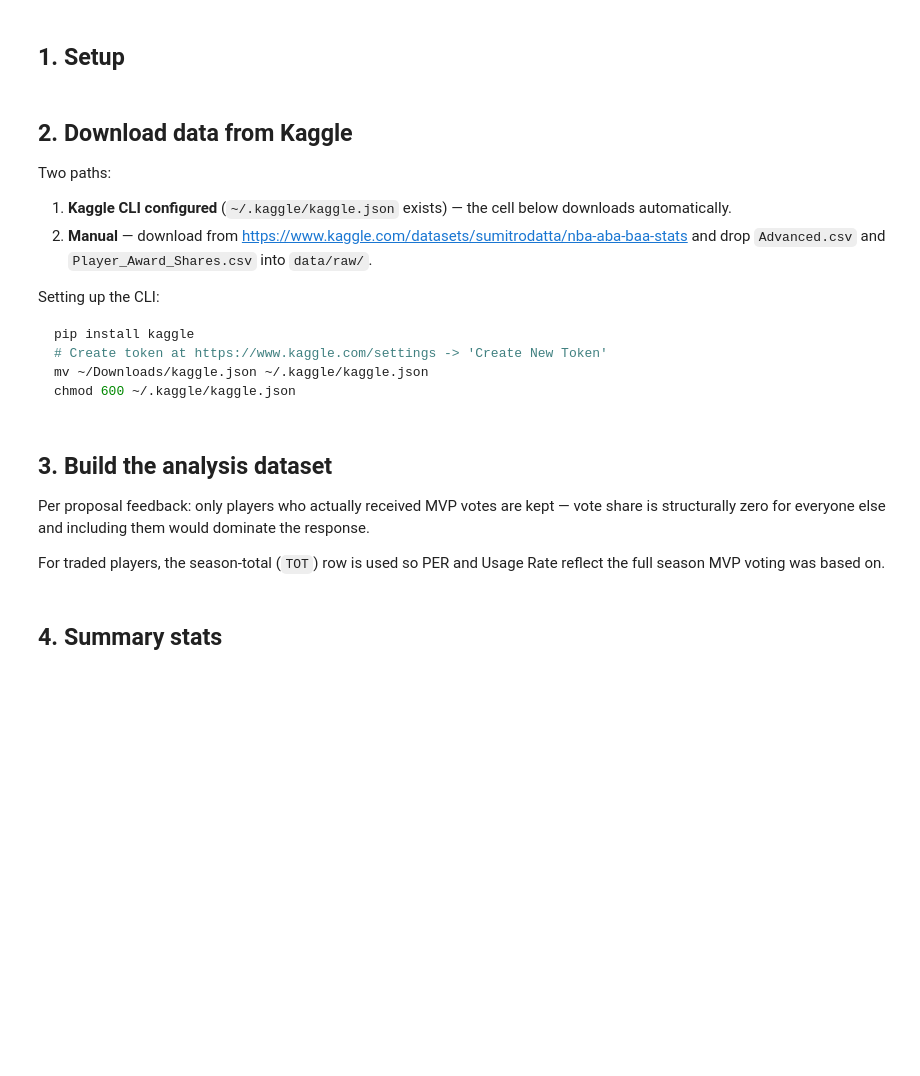
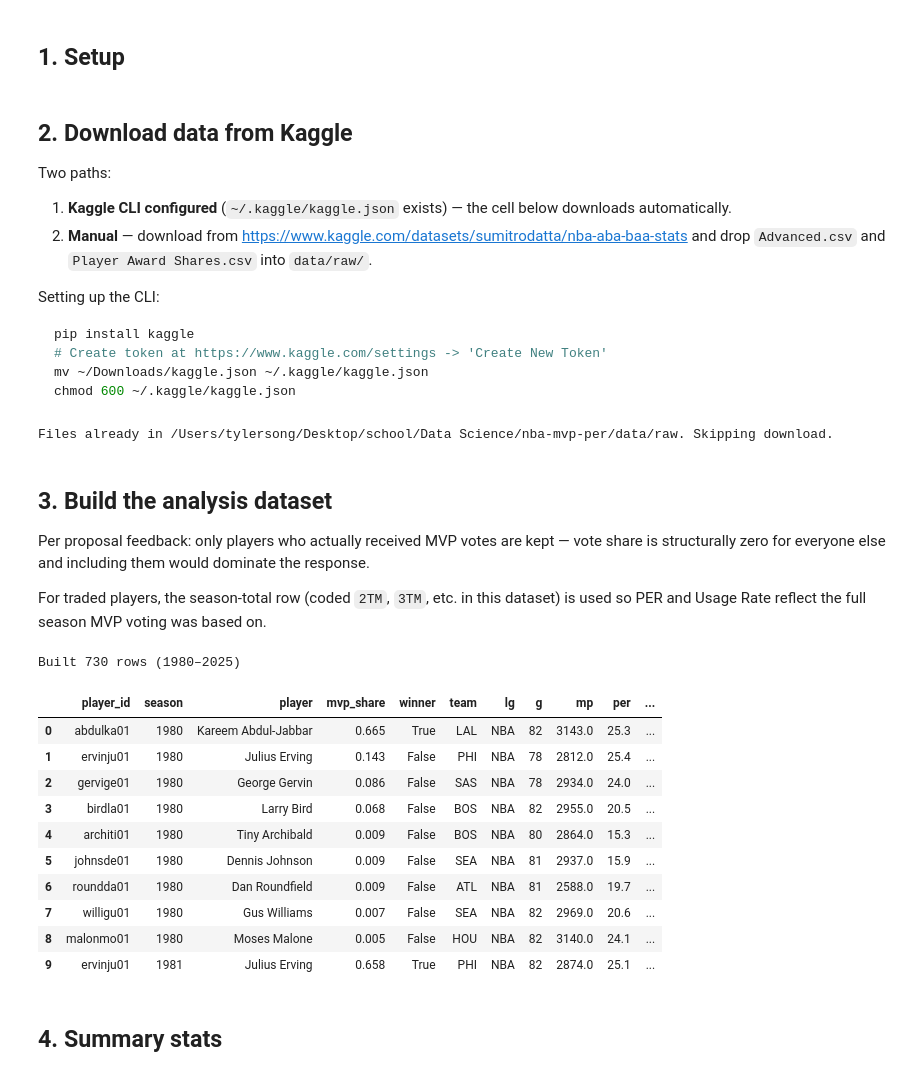
Before and after one commit to tsong28/nba-mvp-analysis, a Jupyter notebook: analysis.ipynb, the cells around one changed output. Drawn from its saved outputs; the diff is of its cells as text; code cells hidden in the pictures; blank space fills up the shorter version.

Commit message:
updated to fit kaggle dataset format

````diff
--- a/analysis.ipynb
+++ b/analysis.ipynb
@@ -40,14 +40,14 @@ for d in (DATA_RAW, DATA_PROCESSED, FIGURES):
 
 KAGGLE_DATASET = "sumitrodatta/nba-aba-baa-stats"
 ADVANCED_CSV = "Advanced.csv"
-AWARD_SHARES_CSV = "Player_Award_Shares.csv"
+AWARD_SHARES_CSV = "Player Award Shares.csv"
 SEASON_MIN = 1980  # 3-point era onward
 # %% [markdown]
 ## 2. Download data from Kaggle
 
 Two paths:
 1. **Kaggle CLI configured** (`~/.kaggle/kaggle.json` exists) — the cell below downloads automatically.
-2. **Manual** — download from https://www.kaggle.com/datasets/sumitrodatta/nba-aba-baa-stats and drop `Advanced.csv` and `Player_Award_Shares.csv` into `data/raw/`.
+2. **Manual** — download from https://www.kaggle.com/datasets/sumitrodatta/nba-aba-baa-stats and drop `Advanced.csv` and `Player Award Shares.csv` into `data/raw/`.
 
 Setting up the CLI:
 ```bash
@@ -80,41 +80,59 @@ else:
     )
 
 assert files_present(), f"Missing CSVs in {DATA_RAW}. See instructions above."
+# %% [output]
+Files already in /Users/tylersong/Desktop/school/Data Science/nba-mvp-per/data/raw. Skipping download.
 # %% [markdown]
 ## 3. Build the analysis dataset
 
 Per proposal feedback: only players who actually received MVP votes are kept — vote share is structurally zero for everyone else and including them would dominate the response.
 
-For traded players, the season-total (`TOT`) row is used so PER and Usage Rate reflect the full season MVP voting was based on.
+For traded players, the season-total row (coded `2TM`, `3TM`, etc. in this dataset) is used so PER and Usage Rate reflect the full season MVP voting was based on.
 # %%
 def load_advanced() -> pd.DataFrame:
     df = pd.read_csv(DATA_RAW / ADVANCED_CSV)
-    df = df[df["lg"] == "NBA"]
-    counts = df.groupby(["player_id", "season"]).size().rename("n").reset_index()
-    df = df.merge(counts, on=["player_id", "season"])
-    df = df[(df["n"] == 1) | (df["tm"] == "TOT")].drop(columns="n")
-    return df[["seas_id", "player_id", "player", "season", "tm", "lg",
+    df = df[df["lg"] == "NBA"].copy()
+    # Traded mid-season -> one row per team plus a season-total row coded
+    # "2TM", "3TM", "4TM", "5TM". MVP voting reflects the full season, so prefer
+    # the season-total row when present, otherwise the single team row.
+    is_total = df["team"].str.match(r"^\dTM$", na=False)
+    counts = df.groupby(["player_id", "season"])["player_id"].transform("size")
+    df = df[(counts == 1) | is_total]
+    return df[["player_id", "player", "season", "team", "lg",
                "g", "mp", "per", "usg_percent"]].copy()
 
 def load_mvp_shares() -> pd.DataFrame:
     df = pd.read_csv(DATA_RAW / AWARD_SHARES_CSV)
     df = df[df["award"].str.lower() == "nba mvp"].copy()
     return df[["player_id", "season", "player", "share", "winner"]].rename(
         columns={"share": "mvp_share"}
     )
 
 adv = load_advanced()
 mvp = load_mvp_shares()
 
 df = mvp.merge(adv.drop(columns=["player"]), on=["player_id", "season"], how="inner")
 df = df[df["season"] >= SEASON_MIN].copy()
 df = df.dropna(subset=["per", "usg_percent", "mvp_share"])
 df = df[(df["mvp_share"] > 0) & (df["mvp_share"] < 1)].copy()
 df = df.sort_values(["season", "mvp_share"], ascending=[True, False]).reset_index(drop=True)
 
 df.to_csv(DATA_PROCESSED / "mvp_per_usg.csv", index=False)
 print(f"Built {len(df):,} rows ({df['season'].min()}–{df['season'].max()})")
 df.head(10)
+# %% [output]
+Built 730 rows (1980–2025)
+|  | player_id | season | player | mvp_share | winner | team | lg | g | mp | per | ... |
+| 0 | abdulka01 | 1980 | Kareem Abdul-Jabbar | 0.665 | True | LAL | NBA | 82 | 3143.0 | 25.3 | ... |
+| 1 | ervinju01 | 1980 | Julius Erving | 0.143 | False | PHI | NBA | 78 | 2812.0 | 25.4 | ... |
+| 2 | gervige01 | 1980 | George Gervin | 0.086 | False | SAS | NBA | 78 | 2934.0 | 24.0 | ... |
+| 3 | birdla01 | 1980 | Larry Bird | 0.068 | False | BOS | NBA | 82 | 2955.0 | 20.5 | ... |
+| 4 | architi01 | 1980 | Tiny Archibald | 0.009 | False | BOS | NBA | 80 | 2864.0 | 15.3 | ... |
+| 5 | johnsde01 | 1980 | Dennis Johnson | 0.009 | False | SEA | NBA | 81 | 2937.0 | 15.9 | ... |
+| 6 | roundda01 | 1980 | Dan Roundfield | 0.009 | False | ATL | NBA | 81 | 2588.0 | 19.7 | ... |
+| 7 | willigu01 | 1980 | Gus Williams | 0.007 | False | SEA | NBA | 82 | 2969.0 | 20.6 | ... |
+| 8 | malonmo01 | 1980 | Moses Malone | 0.005 | False | HOU | NBA | 82 | 3140.0 | 24.1 | ... |
+| 9 | ervinju01 | 1981 | Julius Erving | 0.658 | True | PHI | NBA | 82 | 2874.0 | 25.1 | ... |
 # %% [markdown]
 ## 4. Summary stats
 # %%
````
Also changed, not shown: parts of 7 cells of this notebook.
